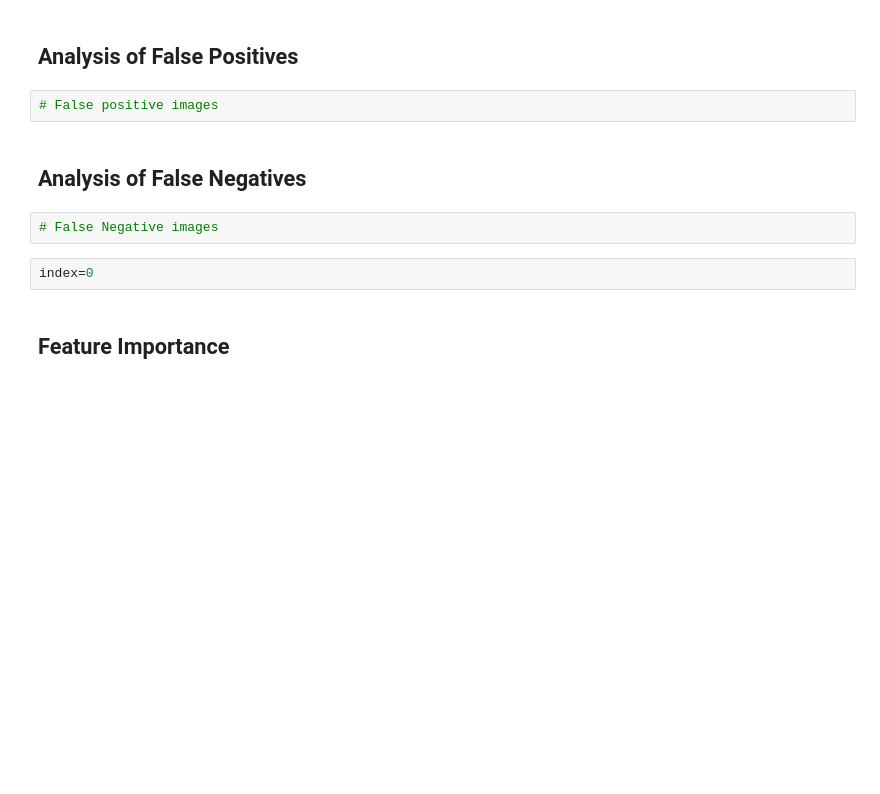
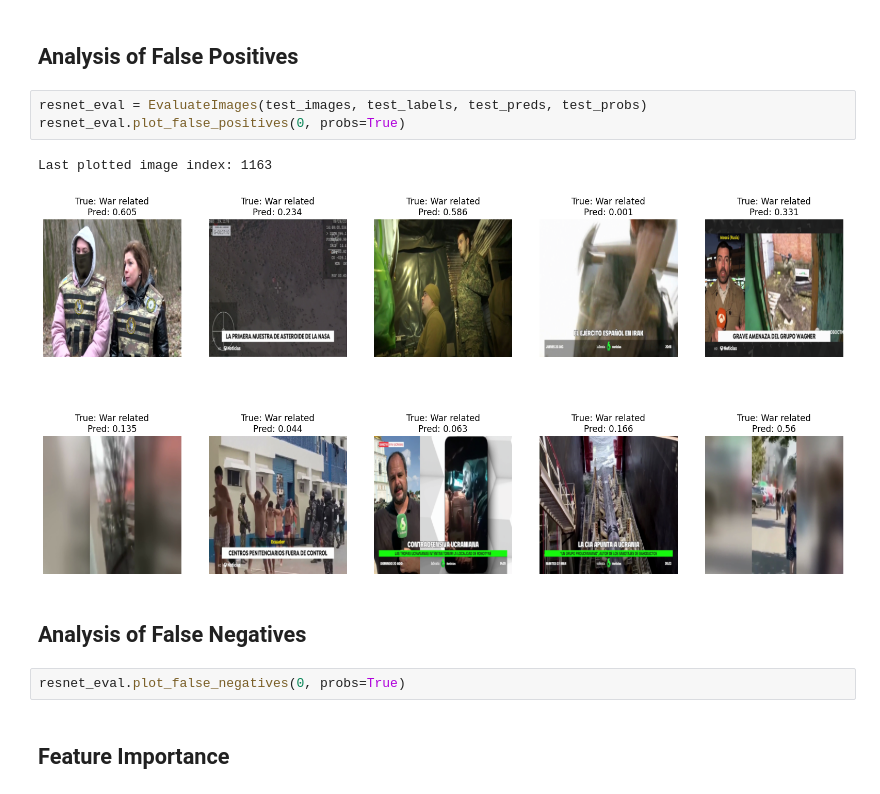
Before and after one commit to adgianv/Thesis---War-Image-Classification, a Jupyter notebook: ModelEvaluation.ipynb, the cells around one changed output. Cells and saved outputs as stored; diff of their text form; blank space fills up the shorter version.

Commit message:
Small fix to image display in eval notebook

```diff
--- a/ModelEvaluation.ipynb
+++ b/ModelEvaluation.ipynb
@@ -400,14 +114,16 @@ metrics.plot()
 # Counfusion Matrix
 # %% [markdown]
 ## Analysis of False Positives
-# %%
-# False positive images
+# %%
+resnet_eval = EvaluateImages(test_images, test_labels, test_preds, test_probs)
+resnet_eval.plot_false_positives(0, probs=True)
+# %% [output]
+Last plotted image index: 1163
+[figure, added]
 # %% [markdown]
 ## Analysis of False Negatives
-# %%
-# False Negative images
-# %%
-index=0
+# %%
+resnet_eval.plot_false_negatives(0, probs=True)
 # %% [markdown]
 ## Feature Importance
 # %%
```
Also changed, not shown: parts of 13 cells of this notebook.
